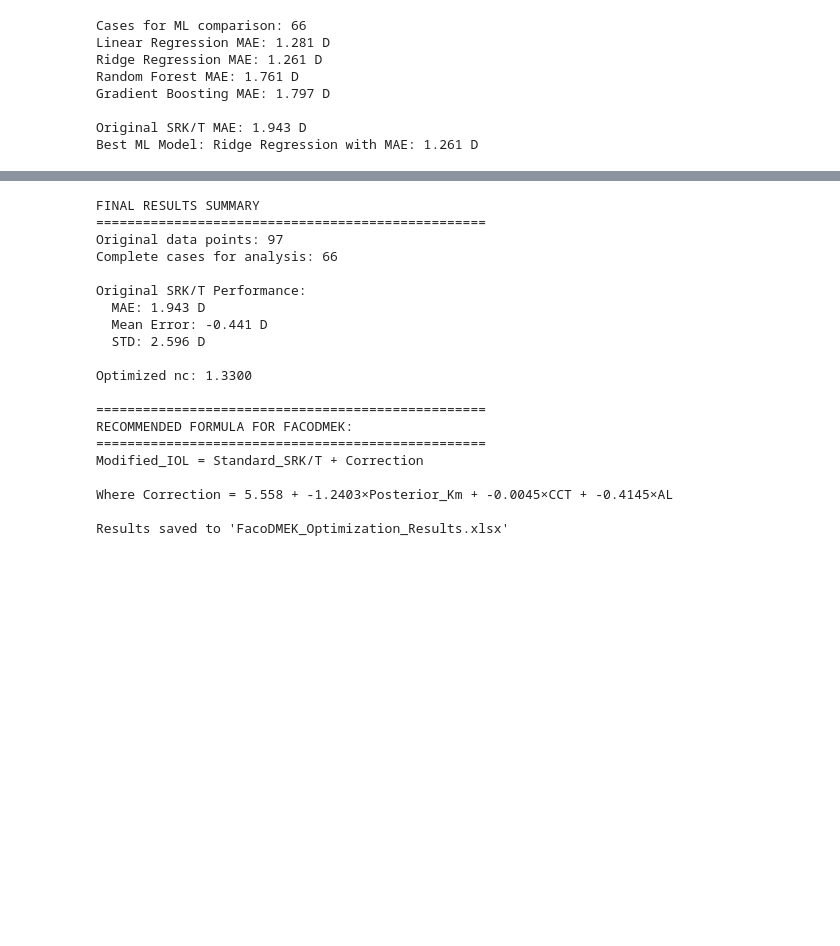
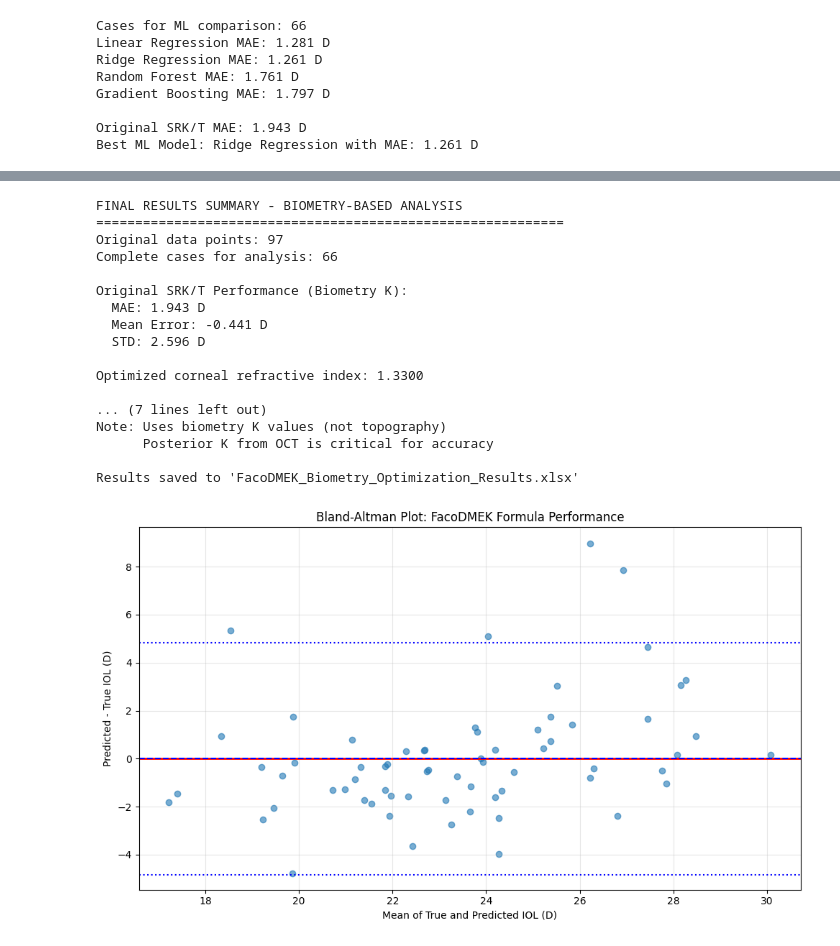
Before and after one commit to Andrea-Taloni/faco-dmek, a Jupyter notebook: ML.ipynb, the cells around one changed output, grey strips where cells are left out. Drawn from its saved outputs; the diff is of its cells as text; code cells hidden in the pictures; blank space fills up the shorter version.

```diff
--- a/ML.ipynb
+++ b/ML.ipynb
@@ -481,55 +456,77 @@ Final simplified formula MAE: 1.730 D
 # %%
 # Cell 10: Final Validation and Results Summary
 if len(df_ml) > 10:
     # Summary statistics
-    print("FINAL RESULTS SUMMARY")
-    print("="*50)
+    print("FINAL RESULTS SUMMARY - BIOMETRY-BASED ANALYSIS")
+    print("="*60)
     print(f"Original data points: {len(df)}")
     print(f"Complete cases for analysis: {len(df_ml)}")
-    print(f"\nOriginal SRK/T Performance:")
-    print(f"  MAE: {df_ml['SRKT_Error_Bio'].abs().mean():.3f} D")
-    print(f"  Mean Error: {df_ml['SRKT_Error_Bio'].mean():.3f} D")
-    print(f"  STD: {df_ml['SRKT_Error_Bio'].std():.3f} D")
+    print(f"\nOriginal SRK/T Performance (Biometry K):")
+    print(f"  MAE: {df_ml['SRKT_Error'].abs().mean():.3f} D")
+    print(f"  Mean Error: {df_ml['SRKT_Error'].mean():.3f} D")
+    print(f"  STD: {df_ml['SRKT_Error'].std():.3f} D")
 
     if 'optimal_nc' in locals():
-        print(f"\nOptimized nc: {optimal_nc:.4f}")
+        print(f"\nOptimized corneal refractive index: {optimal_nc:.4f}")
 
-    print("\n" + "="*50)
-    print("RECOMMENDED FORMULA FOR FACODMEK:")
-    print("="*50)
-    print("Modified_IOL = Standard_SRK/T + Correction")
+    print("\n" + "="*60)
+    print("RECOMMENDED FACODMEK FORMULA (BIOMETRY-BASED):")
+    print("="*60)
+    print("Modified_IOL = SRK/T_Biometry + Correction")
     print(f"\nWhere Correction = {model_simple.intercept_:.3f} + "
           f"{model_simple.coef_[0]:.4f}×Posterior_Km + "
           f"{model_simple.coef_[1]:.4f}×CCT + "
           f"{model_simple.coef_[2]:.4f}×AL")
 
+    print("\nNote: Uses biometry K values (not topography)")
+    print("      Posterior K from OCT is critical for accuracy")
+
     # Save results
     results_df = df_ml[['ID', 'Patient', 'Eye', 'Bio-AL', 'K_avg_Bio', 'IOL Power',
-                        'PostOP Spherical Equivalent', 'True_IOL', 'SRKT_Prediction_Bio',
-                        'SRKT_Error_Bio']].copy()
+                        'PostOP Spherical Equivalent', 'True_IOL', 'SRKT_Prediction',
+                        'SRKT_Error', 'Posterior Km', 'CCT']].copy()
 
-    results_df.to_excel('FacoDMEK_Optimization_Results.xlsx', index=False)
-    print("\nResults saved to 'FacoDMEK_Optimization_Results.xlsx'")
+    results_df.to_excel('FacoDMEK_Biometry_Optimization_Results.xlsx', index=False)
+    print("\nResults saved to 'FacoDMEK_Biometry_Optimization_Results.xlsx'")
+
+    # Create visualization of improvement
+    plt.figure(figsize=(10, 6))
+
+    # Bland-Altman plot
+    mean_values = (df_simple['True_IOL'] + df_simple['Final_Prediction']) / 2
+    diff_values = df_simple['Final_Prediction'] - df_simple['True_IOL']
+
+    plt.scatter(mean_values, diff_values, alpha=0.6)
+    plt.axhline(y=0, color='red', linestyle='-', linewidth=2)
+    plt.axhline(y=diff_values.mean(), color='blue', linestyle='--')
+    plt.axhline(y=diff_values.mean() + 1.96*diff_values.std(), color='blue', linestyle=':')
+    plt.axhline(y=diff_values.mean() - 1.96*diff_values.std(), color='blue', linestyle=':')
+
+    plt.xlabel('Mean of True and Predicted IOL (D)')
+    plt.ylabel('Predicted - True IOL (D)')
+    plt.title('Bland-Altman Plot: FacoDMEK Formula Performance')
+    plt.grid(True, alpha=0.3)
+    plt.tight_layout()
+    plt.show()
+
 else:
     print("Insufficient data for complete analysis")
 # %% [output]
-FINAL RESULTS SUMMARY
-==================================================
+FINAL RESULTS SUMMARY - BIOMETRY-BASED ANALYSIS
+============================================================
 Original data points: 97
 Complete cases for analysis: 66
 
-Original SRK/T Performance:
+Original SRK/T Performance (Biometry K):
   MAE: 1.943 D
   Mean Error: -0.441 D
   STD: 2.596 D
 
-Optimized nc: 1.3300
+Optimized corneal refractive index: 1.3300
 
-==================================================
-RECOMMENDED FORMULA FOR FACODMEK:
-==================================================
-Modified_IOL = Standard_SRK/T + Correction
+... (7 lines left out)
+Note: Uses biometry K values (not topography)
+      Posterior K from OCT is critical for accuracy
 
-Where Correction = 5.558 + -1.2403×Posterior_Km + -0.0045×CCT + -0.4145×AL
-
-Results saved to 'FacoDMEK_Optimization_Results.xlsx'
+Results saved to 'FacoDMEK_Biometry_Optimization_Results.xlsx'
+[figure, added]
```
Also changed, not shown: parts of 8 cells of this notebook, 3 other files.
